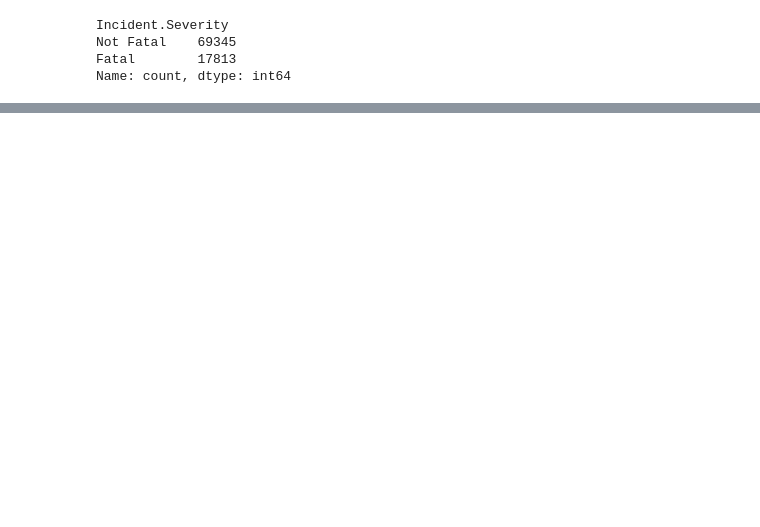
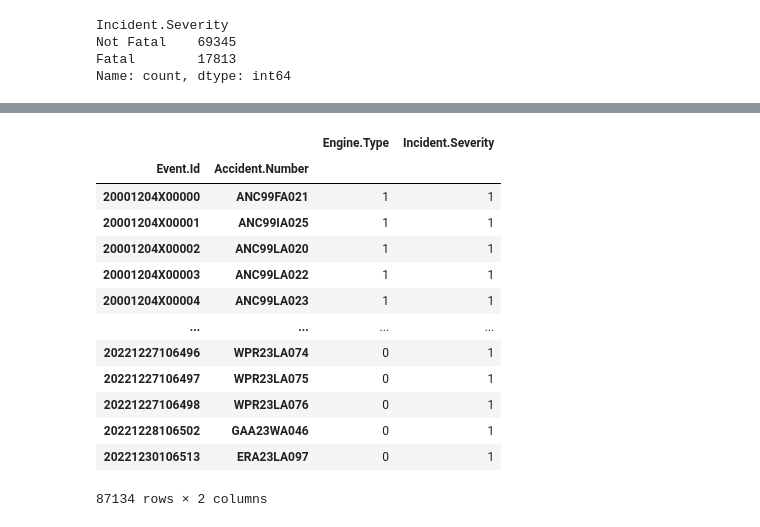
Before and after one commit to AndrewReusche/dsc-phase-1-project-v3, a Jupyter notebook: student.ipynb, the cells around one changed output, grey strips where cells are left out. Saved outputs shown, nothing was run; the diff lists cells and outputs as text; code cells hidden in the pictures; blank space fills up the shorter version.

Commit message:
cleaned the Engine Type Dataset

```diff
--- a/student.ipynb
+++ b/student.ipynb
@@ -740,0 +779,2 @@ Name: count, dtype: int64
+# %%
+Engine_Type=cleaned_injury_data[['Event.Id', 'Accident.Number', 'Engine.Type', 'Incident.Severity']].copy()
@@ -740,0 +808,17 @@ Name: count, dtype: int64
+# %%
+Engine_Type.groupby(['Event.Id','Accident.Number']).count()
+# %% [output]
+|  |  | Engine.Type | Incident.Severity |
+| Event.Id | Accident.Number |  |  |
+| 20001204X00000 | ANC99FA021 | 1 | 1 |
+| 20001204X00001 | ANC99IA025 | 1 | 1 |
+| 20001204X00002 | ANC99LA020 | 1 | 1 |
+| 20001204X00003 | ANC99LA022 | 1 | 1 |
+| 20001204X00004 | ANC99LA023 | 1 | 1 |
+| ... | ... | ... | ... |
+| 20221227106496 | WPR23LA074 | 0 | 1 |
+| 20221227106497 | WPR23LA075 | 0 | 1 |
+| 20221227106498 | WPR23LA076 | 0 | 1 |
+| 20221228106502 | GAA23WA046 | 0 | 1 |
+| 20221230106513 | ERA23LA097 | 0 | 1 |
+87134 rows × 2 columns
```
Also changed, not shown: parts of 17 cells of this notebook.
